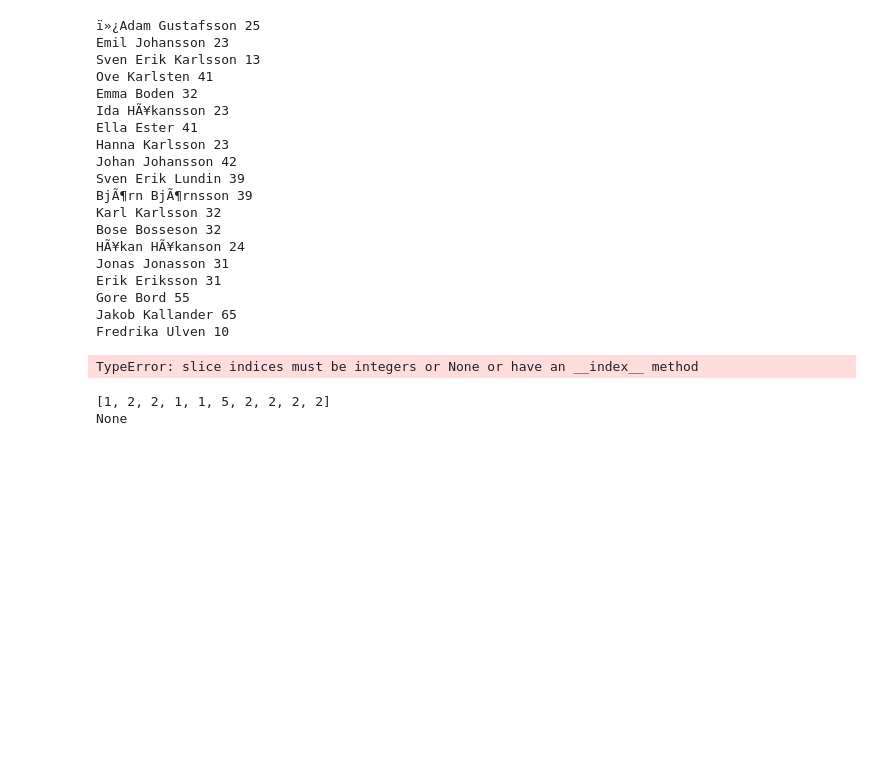
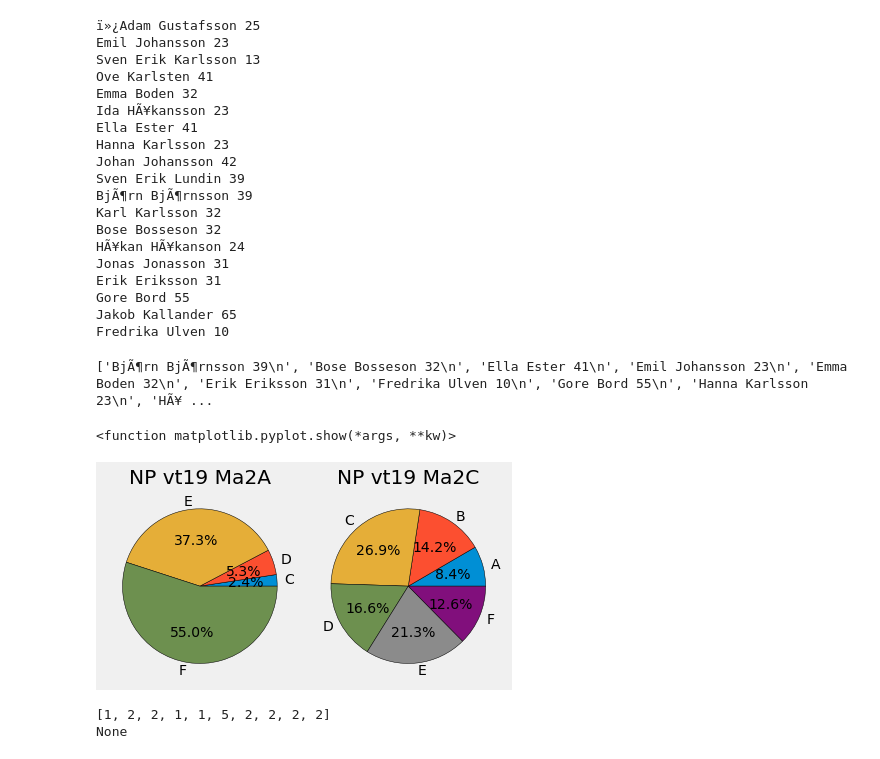
Before and after one commit to SannaIsak/sanna_isaksson_TE19C, a Jupyter notebook: Arbetsområde3/Filer/filhantering_upg.ipynb, the cells around one changed output. Drawn from its saved outputs; the diff is of its cells as text; code cells hidden in the pictures; blank space fills up the shorter version.

```diff
--- a/Arbetsområde3/Filer/filhantering_upg.ipynb
+++ b/Arbetsområde3/Filer/filhantering_upg.ipynb
@@ -34,6 +34,7 @@ with open("diceRoll.txt", "a") as f1:
 
 with open("Provresultat.txt", "r") as f1:
     for rad in f1:
+        rad = rad.strip(" ")
         print(rad, end="")
 # %% [output]
 ï»¿Adam Gustafsson 25
@@ -65,9 +66,13 @@ with open("Provresultat.txt", "r") as f1, open("Provresultat sorterad.txt", "w")
         namn.append(rad)
 
     namn.sort()
+    print(namn)
 
     for i in range(len(namn)):
+        rad = rad.strip(" ")
         f2.write(namn[i])
+# %% [output]
+['BjÃ¶rn BjÃ¶rnsson 39\n', 'Bose Bosseson 32\n', 'Ella Ester 41\n', 'Emil Johansson 23\n', 'Emma Boden 32\n', 'Erik Eriksson 31\n', 'Fredrika Ulven 10\n', 'Gore Bord 55\n', 'Hanna Karlsson 23\n', 'HÃ¥ ...
 # %%
 # Uppgift 2c
 
@@ -79,29 +84,62 @@ B = []
 A = []
 
 
-with open("Provresultat sorterad", "r") as f1, open("Provresultat betyg.txt", "w") as f2:
+with open("Provresultat sorterad.txt", "r") as f1, open("Provresultat betyg.txt", "w") as f2:
     for rad in f1:
         if int(rad[-3:-1]) < 20:
             F.append(rad)
-        elif 20 == int(rad[-3:-1]) < 30:
+        elif int(rad[-3:-1]) < 30:
             E.append(rad)
-        elif 30 == int(rad[-3:-1]) < 40:
+        elif int(rad[-3:-1]) < 40:
             D.append(rad)
-        elif 40 == int(rad[-3:-1]) < 50:
+        elif int(rad[-3:-1]) < 50:
             C.append(rad)
-        elif 50 == int(rad[-3:.1]) < 60:
+        elif int(rad[-3:-1]) < 60:
             B.append(rad)
-        elif 60 == int(rad[-3:-1]) <= 70:
+        elif int(rad[-3:-1]) <= 70:
             A.append(rad)
 
-    f2.write(f"F\n{F}")
-    f2.write(f"E\n{E}")
-    f2.write(f"D\n{D}")
-    f2.write(f"C\n{C}")
-    f2.write(f"B\n{B}")
-    f2.write(f"A\n{A}")
+    f2.write(f"F\n{F}\n")
+    f2.write(f"E\n{E}\n")
+    f2.write(f"D\n{D}\n")
+    f2.write(f"C\n{C}\n")
+    f2.write(f"B\n{B}\n")
+    f2.write(f"A\n{A}\n")
-# %% [output]
-TypeError: slice indices must be integers or None or have an __index__ method
+# %%
+# Uppgift 3
+
+import matplotlib.pyplot as plt
+
+plt.style.use("fivethirtyeight")
+
+labels1 = []
+sizes1 = []
+labels2 = []
+sizes2 = []
+
+with open("NPvt19Ma2A.txt", "r") as f1, open("NPvt19Ma2C.txt", "r") as f2:
+    for rad in f1:
+        if float(rad[1:-2]) > 0:
+            labels1.append(rad[0])
+            sizes1.append(float(rad[1:-2]))
+    for rad in f2:
+        if float(rad[1:-2]) > 0:
+            labels2.append(rad[0])
+            sizes2.append(float(rad[1:-2]))
+
+ax1 = plt.subplot2grid((1,2),(0,0))
+plt.pie(sizes1, labels=labels1, autopct='%1.1f%%', wedgeprops={'edgecolor': 'black'})
+plt.title("NP vt19 Ma2A")
+
+ax2 = plt.subplot2grid((1,2),(0,1))
+plt.pie(sizes2, labels=labels2, autopct='%1.1f%%', wedgeprops={'edgecolor': 'black'})
+plt.title("NP vt19 Ma2C")
+
+plt.tight_layout()
+plt.show
+# %% [output]
+<function matplotlib.pyplot.show(*args, **kw)>
+[figure, added]
 # %%
 import random as rnd
 
```
Also changed, not shown: 5 other files.
